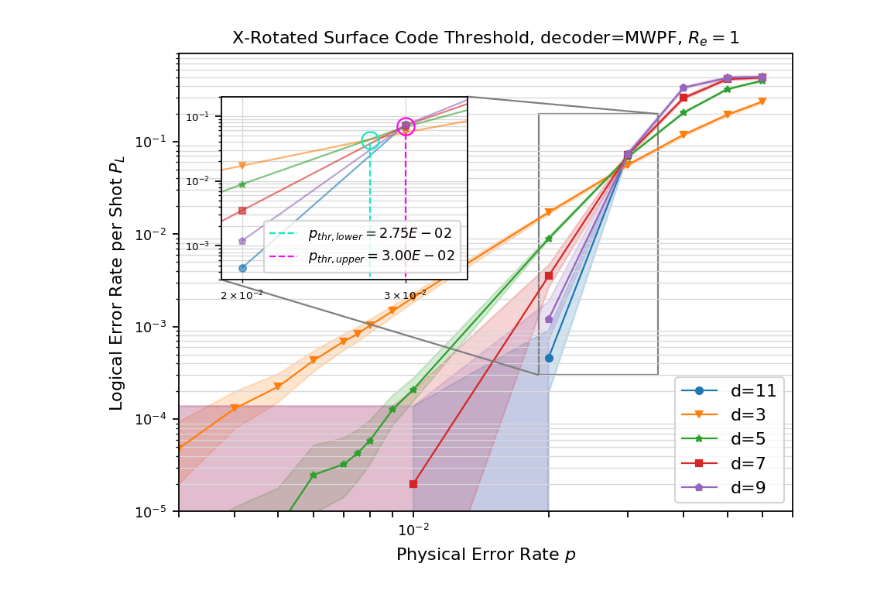
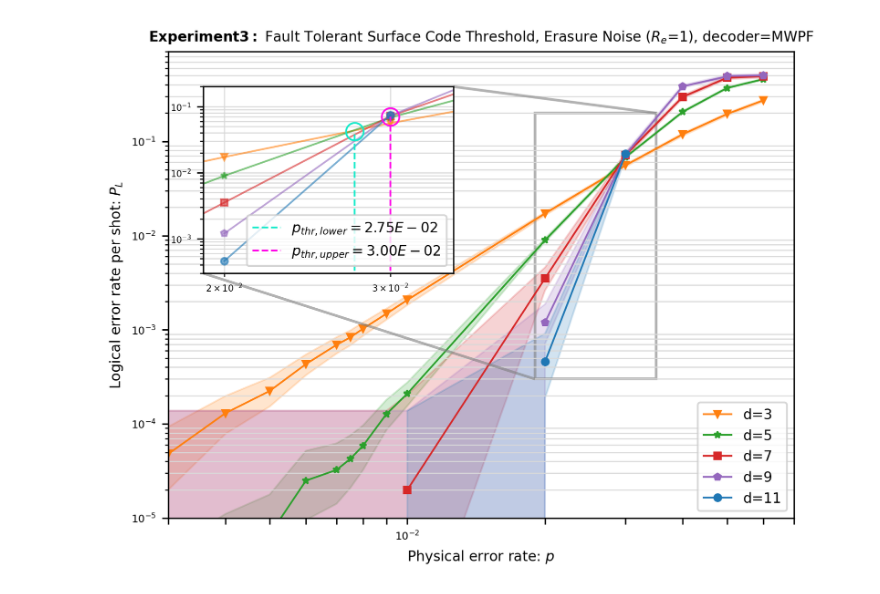
Before and after one commit to leigh-johnson/C191A-qubit-minesweeper, a Jupyter notebook: notebooks/fig1.ipynb, the cells around one changed output. Saved outputs shown, nothing was run; the diff lists cells and outputs as text; code cells hidden in the pictures.

```diff
--- a/notebooks/fig1.ipynb
+++ b/notebooks/fig1.ipynb
@@ -130,19 +162,19 @@ sinter.plot_error_rate(
     ax=ax,
     stats=ablation_stats,
     x_func=lambda stats: stats.json_metadata["p"],
-    group_func=lambda stats: "d=" + str(stats.json_metadata["d"]),
+    group_func=group_func,
     # + stats.json_metadata["decoder"]
-    # plot_args_func=lambda idx, curve: dict(markersize=5)
+    plot_args_func=plot_args,
 )
 ax.loglog()
 ax.set_title(
-    "X-Rotated Surface Code Threshold, decoder=MWPF, $R_e=0$",
-    fontdict=dict(fontsize=10),
+    r"$\bf{Experiment 2:}$ Fault Tolerant Surface Code Threshold, Pauli Noise ($R_e$=0), decoder=MWPF",
+    fontdict=dict(fontsize=8),
 )
 ax.set_ylim(5e-5, 5e-1)
 ax.set_xlim(3e-3, 1.5e-2)
-ax.set_xlabel("Physical Error Rate $p$")
-ax.set_ylabel("Logical Error Rate per Shot $P_L$")
+ax.set_xlabel("Physical error rate: $p$", fontsize=8)
+ax.set_ylabel("Logical error rate per shot: $P_L$", fontsize=8)
 ax.grid(which="major")
 ax.grid(which="minor")
 
@@ -210,11 +242,13 @@ axins.vlines(
 # )
 axins.legend(fontsize=8)
 # zoomed region
-mark_inset(ax, axins, loc1=3, loc2=1, fc="none", ec="grey")
-ax.legend()
+mark_inset(ax, axins, loc1=3, loc2=1, fc="none", ec="grey", alpha=0.6, linewidth=1.5)
+ax.legend(fontsize=8)
+axins.legend(fontsize=8)
 ax.tick_params(axis="both", which="both", labelsize=8)
 axins.tick_params(axis="both", which="both", labelsize=6)
 
 ax.xaxis.set_major_locator(ticker.LogLocator(base=10, numticks=15, subs="all"))
-fig.set_dpi(160)
+fig.set_dpi(FIG_DPI)
+plt.savefig("../poster/images/pthr_experiment2.png", bbox_inches="tight", dpi=FIG_DPI)
 # %% [output]
@@ -238,24 +272,24 @@ sinter.plot_error_rate(
     ax=ax,
     stats=erasure_stats,
     x_func=lambda stats: stats.json_metadata["p"],
-    group_func=lambda stats: "d=" + str(stats.json_metadata["d"]),
+    group_func=group_func,
     # + stats.json_metadata["decoder"]
-    # plot_args_func=lambda idx, curve: dict(markersize=5)
+    plot_args_func=plot_args,
 )
 ax.loglog()
 ax.set_title(
-    "X-Rotated Surface Code Threshold, decoder=MWPF, $R_e=1$",
-    fontdict=dict(fontsize=10),
+    r"$\bf{Experiment 3:}$ Fault Tolerant Surface Code Threshold, Erasure Noise ($R_e$=1), decoder=MWPF",
+    fontdict=dict(fontsize=8),
 )
 
 ax.set_xlim(3e-3, 7e-2)
 ax.set_ylim(1e-5, 9e-1)
-ax.set_xlabel("Physical Error Rate $p$")
-ax.set_ylabel("Logical Error Rate per Shot $P_L$")
+ax.set_xlabel("Physical error rate: $p$", fontsize=8)
+ax.set_ylabel("Logical error rate per shot: $P_L$", fontsize=8)
 ax.grid(which="both")
 
 # inset axes
-axins = inset_axes(ax, width="40%", height="40%", loc="upper left", borderpad=2.5)
+axins = inset_axes(ax, width="40%", height="40%", loc="upper left", borderpad=2)
 axins_ylim = (3e-4, 2e-1)
 axins_xlim = (1.9e-2, 3.5e-2)
 axins.set_ylim(*axins_ylim)
@@ -292,38 +326,38 @@ axins.vlines(
     ymax=pthr_lower[1],
     color="xkcd:aqua",
     linestyle="--",
     label="$p_{thr,lower}$" + f"$={pthr_lower[0]:.2E}$",
 )
 pthr_upper = (3e-2, 7e-2)
 axins.plot(
     pthr_upper[0],
     pthr_upper[1],
     "o",
     label="_nolegend_",
     fillstyle="none",
     markersize=10,
     color="xkcd:bright magenta",
 )
 axins.vlines(
     x=pthr_upper[0],
     ymin=0,
     ymax=pthr_upper[1],
     color="xkcd:bright magenta",
     linestyle="--",
     label="$p_{thr,upper}$" + f"$={pthr_upper[0]:.2E}$",
 )
 # mark xticks on inset plot at pthr intercept
 # axins.xaxis.set_major_locator(
 #     ticker.FixedLocator([6e-3, 7e-3, 8e-3, pthr_lower[0], pthr_upper[0]])
 # )
+# zoomed region
+mark_inset(ax, axins, loc1=3, loc2=1, fc="none", ec="grey", alpha=0.6, linewidth=1.5)
+ax.tick_params(axis="both", which="both", labelsize=6)
+axins.tick_params(axis="both", which="both", labelsize=5)
+ax.legend(fontsize=8, loc="lower right")
 axins.legend(fontsize=8)
-# zoomed region
-mark_inset(ax, axins, loc1=3, loc2=1, fc="none", ec="grey")
-ax.legend(loc="lower right")
-ax.tick_params(axis="both", which="both", labelsize=8)
-axins.tick_params(axis="both", which="both", labelsize=6)
-
 ax.xaxis.set_major_locator(ticker.LogLocator(base=10, numticks=15, subs="all"))
-fig.set_dpi(160)
+fig.set_dpi(FIG_DPI)
+plt.savefig("../poster/images/pthr_experiment3.png", bbox_inches="tight", dpi=FIG_DPI)
 # %% [output]
-[figure, old version]
+[figure, new version]
```
Also changed, not shown: parts of 9 cells of this notebook, 5 other files.
